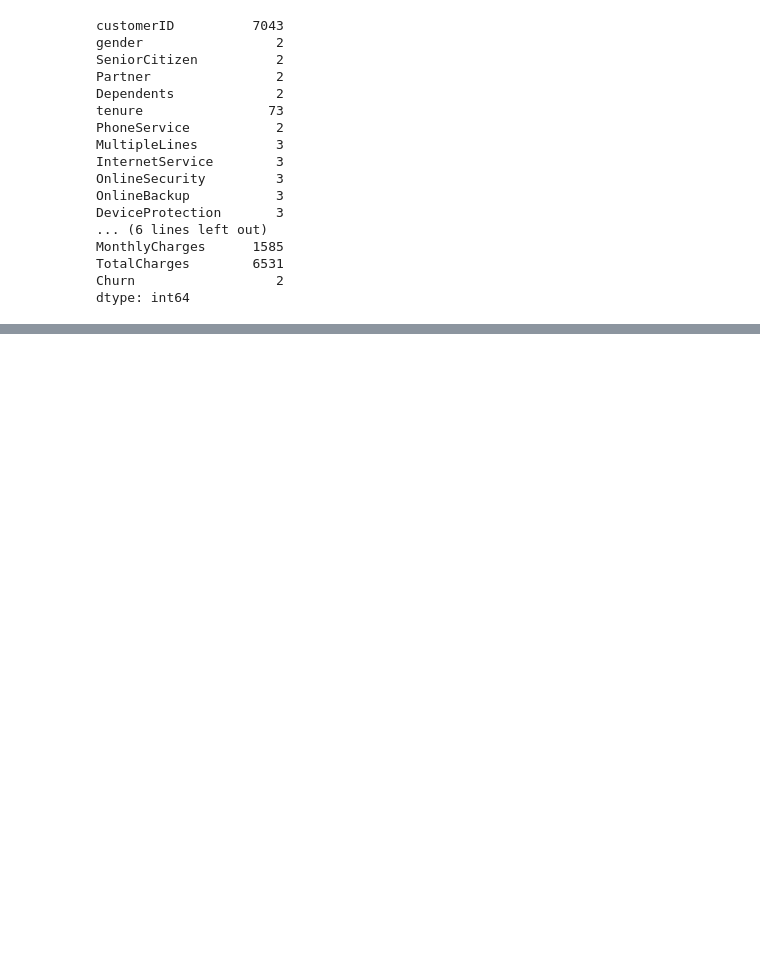
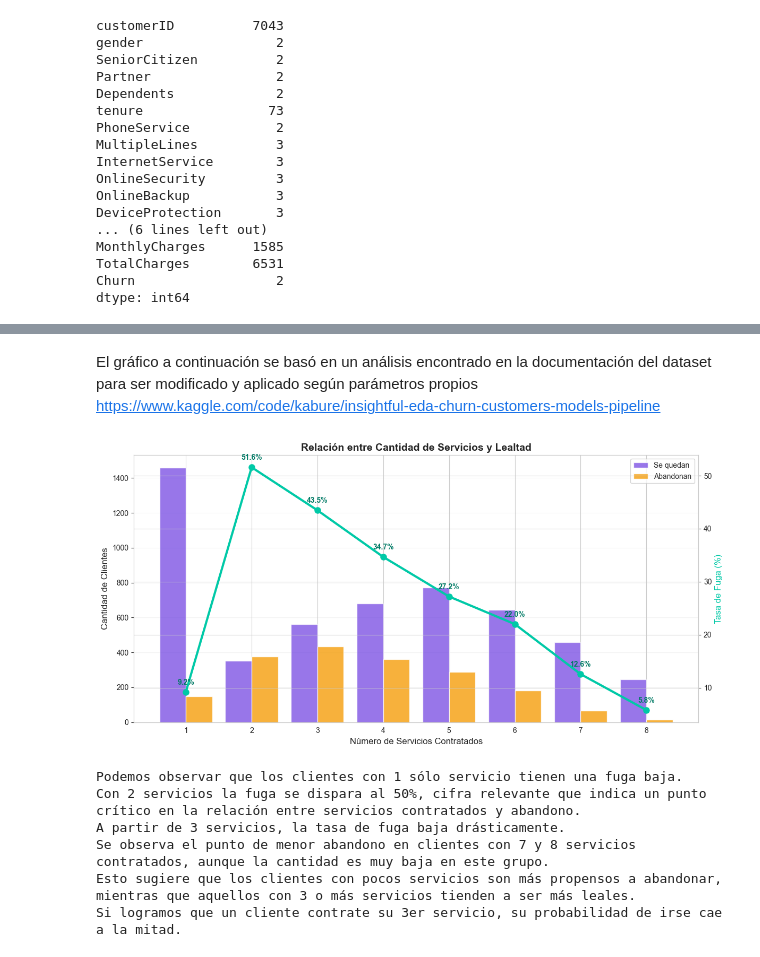
Before and after one commit to OrtegaHamel/Examen1_intento1, a Jupyter notebook: notebooks/examen1_intento1.ipynb, the cells around one changed output, grey strips where cells are left out. Drawn from its saved outputs; the diff is of its cells as text; code cells hidden in the pictures; blank space fills up the shorter version.

```diff
--- a/notebooks/examen1_intento1.ipynb
+++ b/notebooks/examen1_intento1.ipynb
@@ -192,0 +388,55 @@ dtype: int64
+# %% [markdown]
+El gráfico a continuación se basó en un análisis encontrado en la documentación del dataset para ser modificado y aplicado según parámetros propios
+https://www.kaggle.com/code/kabure/insightful-eda-churn-customers-models-pipeline
+# %%
+# Relación entre la cantidad de servicios contratados y la tasa de abandono
+df_telco['has_internet'] = np.where(df_telco.InternetService != 'No', 'Yes', 'No')
+servicios = ['PhoneService', 'OnlineSecurity', 'OnlineBackup',
+             'DeviceProtection', 'TechSupport', 'StreamingTV',
+             'StreamingMovies', 'has_internet']
+
+# Contamos cuántos servicios tiene cada cliente
+df_telco['num_services'] = (df_telco[servicios] == 'Yes').sum(axis=1)
+counts = df_telco.groupby(['num_services', 'Churn']).size().unstack(fill_value=0)
+# Calculamos el % de fuga por cada nivel de servicio
+churn_rate = (counts['Yes'] / (counts['Yes'] + counts['No'])) * 100
+
+fig, ax1 = plt.subplots(figsize=(12, 6))
+ax2 = ax1.twinx()  # Creamos un segundo eje para el porcentaje
+
+x = counts.index
+width = 0.4
+ax1.bar(x - width/2, counts['No'], width=width, color="#6C3CE1", alpha=0.7, label="Se quedan")
+ax1.bar(x + width/2, counts['Yes'], width=width, color="#F59E0B", alpha=0.8, label="Abandonan")
+ax2.plot(x, churn_rate, color="#00C9A7", marker="o", linewidth=3, markersize=8, label="% Tasa de Fuga") # Línea de Tasa de Churn
+ax1.set_title("Relación entre Cantidad de Servicios y Lealtad", fontsize=14, fontweight="bold")
+ax1.set_xlabel("Número de Servicios Contratados", fontsize=12)
+ax1.set_ylabel("Cantidad de Clientes", fontsize=12)
+ax2.set_ylabel("Tasa de Fuga (%)", fontsize=12, color="#00C9A7")
+
+# Añadimos etiquetas de porcentaje
+for i, rate in enumerate(churn_rate):
+    ax2.annotate(f'{rate:.1f}%', (x[i], churn_rate.iloc[i]),
+                 textcoords="offset points", xytext=(0,10), ha='center',
+                 fontsize=10, fontweight='bold', color="#007A65")
+
+ax1.legend(loc="upper right")
+ax1.grid(axis="y", alpha=0.2)
+
+plt.tight_layout()
+plt.show()
+
+print("Podemos observar que los clientes con 1 sólo servicio tienen una fuga baja.")
+print("Con 2 servicios la fuga se dispara al 50%, cifra relevante que indica un punto crítico en la relación entre servicios contratados y abandono.")
+print("A partir de 3 servicios, la tasa de fuga baja drásticamente.")
+print("Se observa el punto de menor abandono en clientes con 7 y 8 servicios contratados, aunque la cantidad es muy baja en este grupo.")
+print("Esto sugiere que los clientes con pocos servicios son más propensos a abandonar, mientras que aquellos con 3 o más servicios tienden a ser más leales.")
+print("Si logramos que un cliente contrate su 3er servicio, su probabilidad de irse cae a la mitad.")
+# %% [output]
+[figure, added]
+Podemos observar que los clientes con 1 sólo servicio tienen una fuga baja.
+Con 2 servicios la fuga se dispara al 50%, cifra relevante que indica un punto crítico en la relación entre servicios contratados y abandono.
+A partir de 3 servicios, la tasa de fuga baja drásticamente.
+Se observa el punto de menor abandono en clientes con 7 y 8 servicios contratados, aunque la cantidad es muy baja en este grupo.
+Esto sugiere que los clientes con pocos servicios son más propensos a abandonar, mientras que aquellos con 3 o más servicios tienden a ser más leales.
+Si logramos que un cliente contrate su 3er servicio, su probabilidad de irse cae a la mitad.
```
Also changed, not shown: parts of 20 cells of this notebook.
